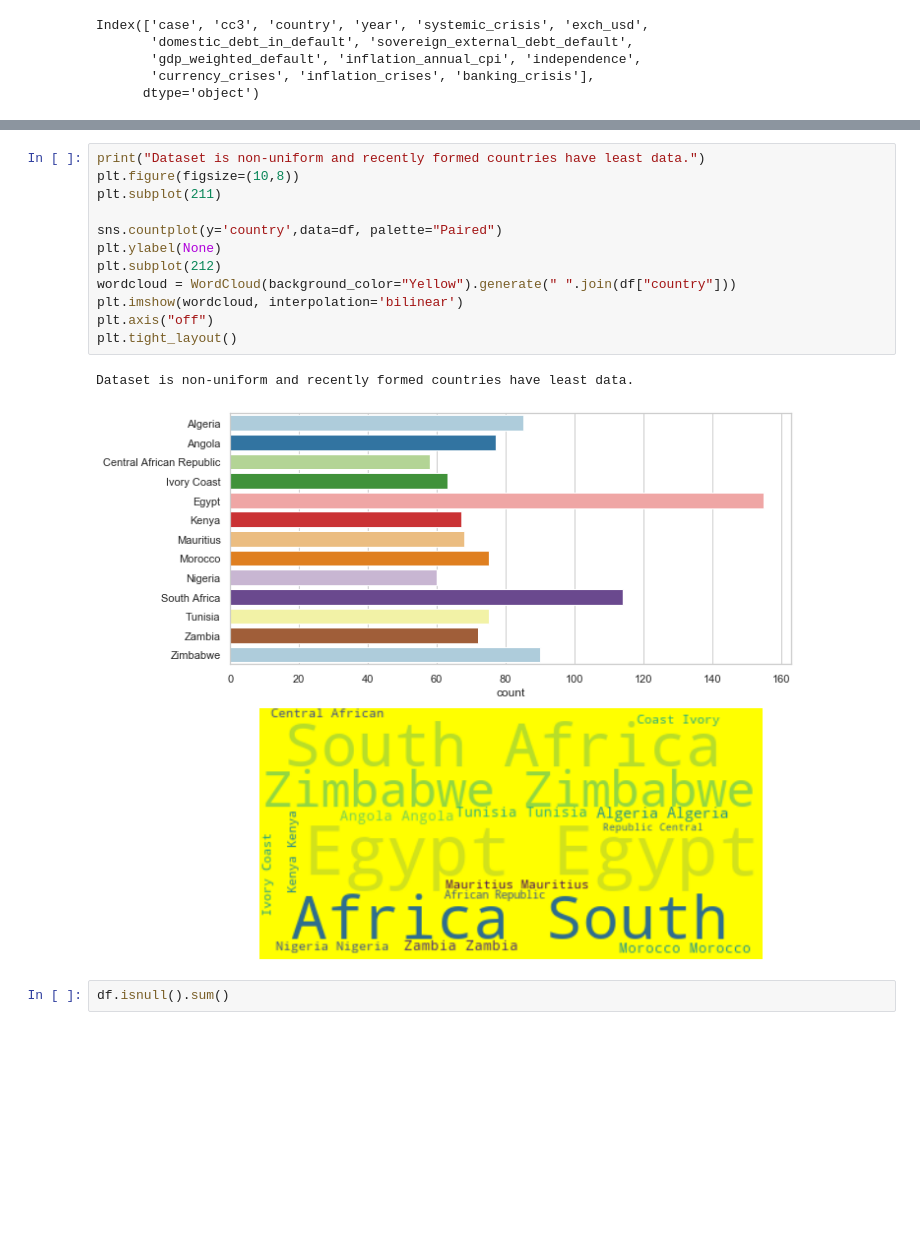
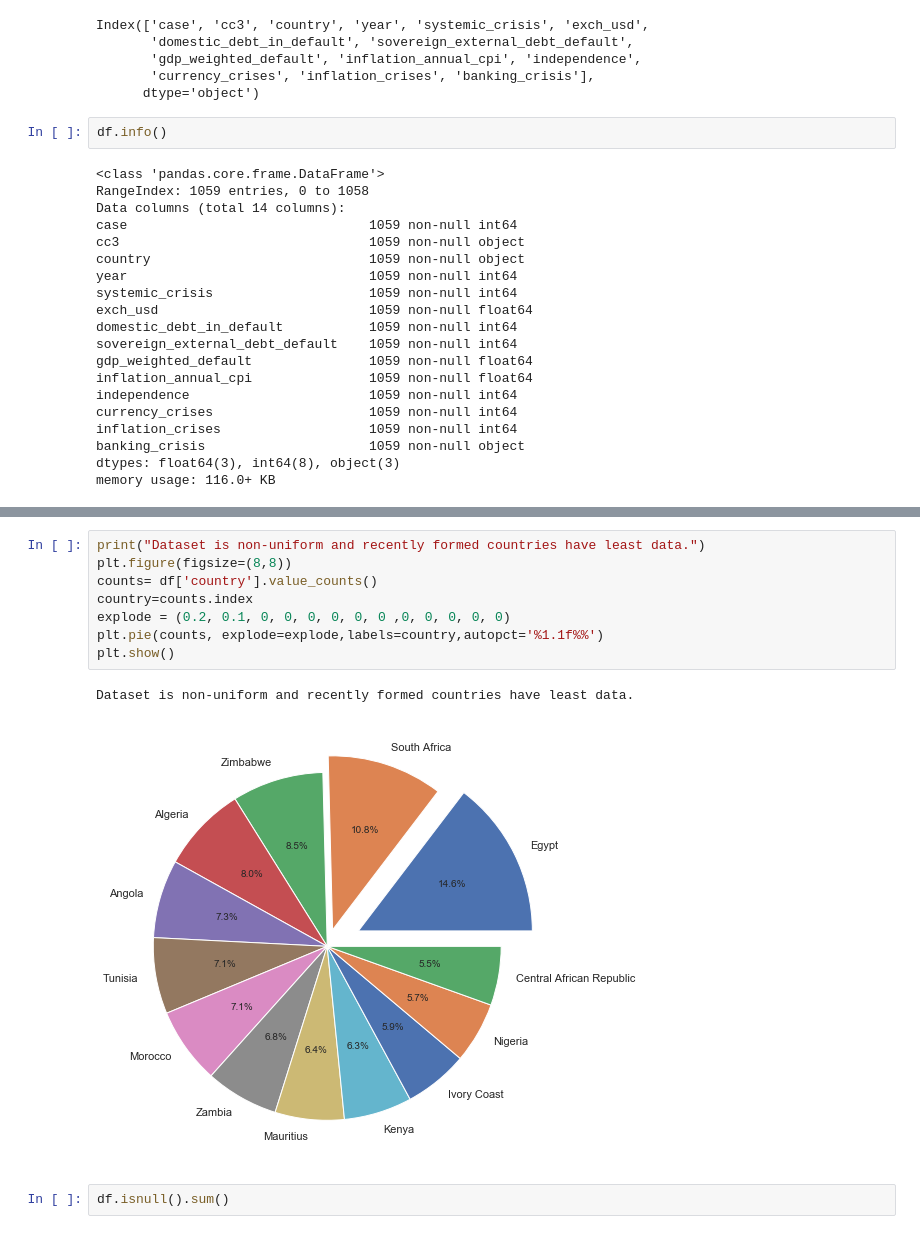
Before and after one commit to mehmetfatihdata/BOOTCAMP_1, a Jupyter notebook: PROJECT_EDA_CRISES.ipynb, the cells around one changed output, grey strips where cells are left out. Saved outputs shown, nothing was run; the diff lists cells and outputs as text; blank space fills up the shorter version.

```diff
--- a/PROJECT_EDA_CRISES.ipynb
+++ b/PROJECT_EDA_CRISES.ipynb
@@ -52,6 +35,28 @@ Index(['case', 'cc3', 'country', 'year', 'systemic_crisis', 'exch_usd',
        'gdp_weighted_default', 'inflation_annual_cpi', 'independence',
        'currency_crises', 'inflation_crises', 'banking_crisis'],
       dtype='object')
+# %%
+df.info()
+# %% [output]
+<class 'pandas.core.frame.DataFrame'>
+RangeIndex: 1059 entries, 0 to 1058
+Data columns (total 14 columns):
+case                               1059 non-null int64
+cc3                                1059 non-null object
+country                            1059 non-null object
+year                               1059 non-null int64
+systemic_crisis                    1059 non-null int64
+exch_usd                           1059 non-null float64
+domestic_debt_in_default           1059 non-null int64
+sovereign_external_debt_default    1059 non-null int64
+gdp_weighted_default               1059 non-null float64
+inflation_annual_cpi               1059 non-null float64
+independence                       1059 non-null int64
+currency_crises                    1059 non-null int64
+inflation_crises                   1059 non-null int64
+banking_crisis                     1059 non-null object
+dtypes: float64(3), int64(8), object(3)
+memory usage: 116.0+ KB
 # %%
 df.describe()
 # %% [output]
@@ -64,21 +69,17 @@ df.describe()
 | 50% | 38.000000 | 1973.000000 | 0.000000 | 0.868400 | 0.000000 | 0.000000 | ... |
 | 75% | 56.000000 | 1994.000000 | 0.000000 | 8.462750 | 0.000000 | 0.000000 | ... |
 | max | 70.000000 | 2014.000000 | 1.000000 | 744.306139 | 1.000000 | 1.000000 | ... |
-# %%
-print("Dataset is non-uniform and recently formed countries have least data.")
-plt.figure(figsize=(10,8))
-plt.subplot(211)
-
-sns.countplot(y='country',data=df, palette="Paired")
-plt.ylabel(None)
-plt.subplot(212)
-wordcloud = WordCloud(background_color="Yellow").generate(" ".join(df["country"]))
-plt.imshow(wordcloud, interpolation='bilinear')
-plt.axis("off")
-plt.tight_layout()
-# %% [output]
-Dataset is non-uniform and recently formed countries have least data.
-[figure, removed]
+# %%
+print("Dataset is non-uniform and recently formed countries have least data.")
+plt.figure(figsize=(8,8))
+counts= df['country'].value_counts()
+country=counts.index
+explode = (0.2, 0.1, 0, 0, 0, 0, 0, 0 ,0, 0, 0, 0, 0)
+plt.pie(counts, explode=explode,labels=country,autopct='%1.1f%%')
+plt.show()
+# %% [output]
+Dataset is non-uniform and recently formed countries have least data.
+[figure, added]
 # %%
 df.isnull().sum()
 # %% [output]
```
Also changed, not shown: parts of 22 cells of this notebook.
